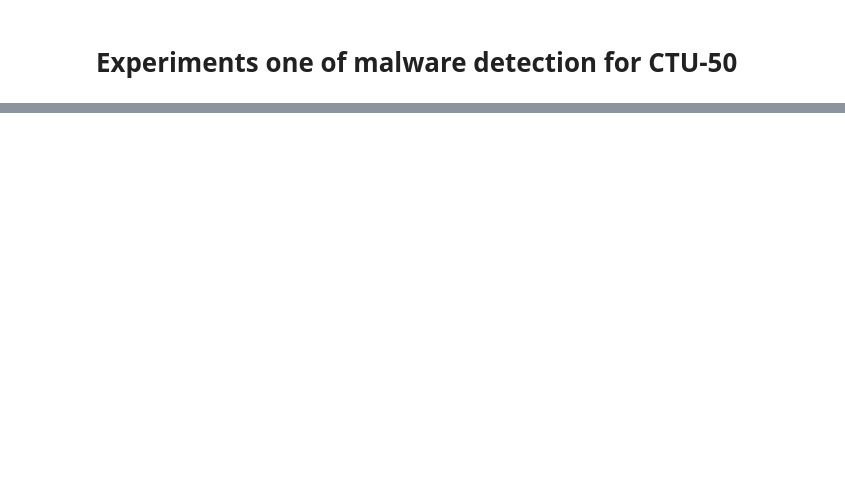
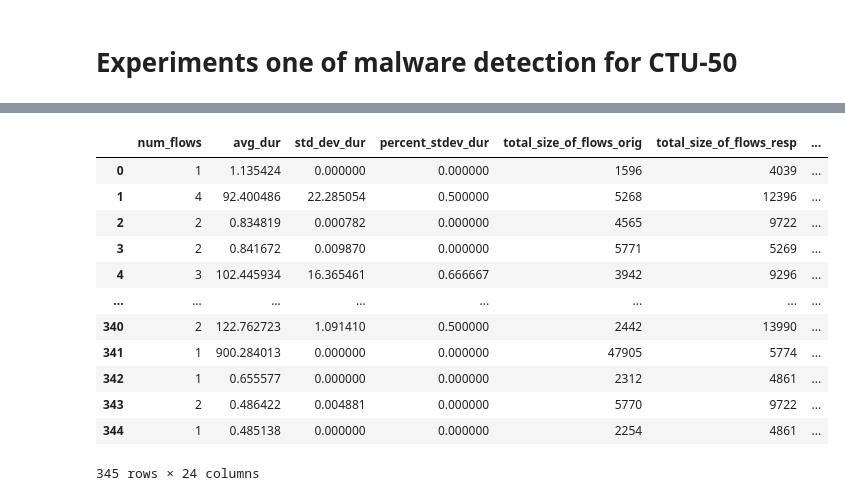
Before and after one commit to stratosphereips/ml-detectors-ctu-50, a Jupyter notebook: ctu-50-deteciton1.ipynb, the cells around one changed output, grey strips where cells are left out. Saved outputs shown, nothing was run; the diff lists cells and outputs as text; code cells hidden in the pictures; blank space fills up the shorter version.

```diff
--- a/ctu-50-deteciton1.ipynb
+++ b/ctu-50-deteciton1.ipynb
@@ -73,0 +97,66 @@ from sklearn.inspection import DecisionBoundaryDisplay
+# %%
+sub_df = df_1_1[['num_flows',
+             'avg_dur',
+             'std_dev_dur',
+             'percent_stdev_dur',
+             'total_size_of_flows_orig',
+             'total_size_of_flows_resp',
+             'ratio_of_sizes',
+             'percent_of_established_states',
+             'inbound_pckts',
+             'outbound_pckts',
+             'periodicity_avg',
+             'periodicity_stdev',
+             'ssl_ratio',
+             'average_public_key',
+             'tls_version_ratio',
+             'avg_cert_length',
+             'is_valid_certificate_during_capture',
+             'amount_diff_certificates',
+             'num_domains_in_cert',
+             'cert_ratio',
+             'num_certificate_path',
+             'x509_ssl_ratio',
+             'SNI_ssl_ratio',
+             'self_signed_ratio',
+             'is_SNIs_in_SNA_dns',
+             'SNI_equal_DstIP',
+             'is_CNs_in_SNA_dns',
+             'ratio_of_differ_SNI_in_ssl_log',
+             'ratio_of_differ_subject_in_ssl_log',
+             'ratio_of_differ_issuer_in_ssl_log',
+             'ratio_of_differ_subject_in_cert',
+             'ratio_of_differ_issuer_in_cert',
+             'ratio_of_differ_sandns_in_cert',
+             'ratio_of_same_subjects',
+             'ratio_of_same_issuer',
+             'ratio_is_same_CN_and_SNI',
+             'avg_certificate_exponent',
+             'is_SNI_in_top_level_domain',
+             'ratio_certificate_path_error',
+             'ratio_missing_cert_in_cert_path',
+             'label',
+             'detailedlabel',
+             'id.orig_h',
+             'id.resp_h',
+             'id.resp_p',
+             'proto',
+             'day',
+             'hour'
+             ]]
+
+sub_df
+# %% [output]
+|  | num_flows | avg_dur | std_dev_dur | percent_stdev_dur | total_size_of_flows_orig | total_size_of_flows_resp | ... |
+| 0 | 1 | 1.135424 | 0.000000 | 0.000000 | 1596 | 4039 | ... |
+| 1 | 4 | 92.400486 | 22.285054 | 0.500000 | 5268 | 12396 | ... |
+| 2 | 2 | 0.834819 | 0.000782 | 0.000000 | 4565 | 9722 | ... |
+| 3 | 2 | 0.841672 | 0.009870 | 0.000000 | 5771 | 5269 | ... |
+| 4 | 3 | 102.445934 | 16.365461 | 0.666667 | 3942 | 9296 | ... |
+| ... | ... | ... | ... | ... | ... | ... | ... |
+| 340 | 2 | 122.762723 | 1.091410 | 0.500000 | 2442 | 13990 | ... |
+| 341 | 1 | 900.284013 | 0.000000 | 0.000000 | 47905 | 5774 | ... |
+| 342 | 1 | 0.655577 | 0.000000 | 0.000000 | 2312 | 4861 | ... |
+| 343 | 2 | 0.486422 | 0.004881 | 0.000000 | 5770 | 9722 | ... |
+| 344 | 1 | 0.485138 | 0.000000 | 0.000000 | 2254 | 4861 | ... |
+345 rows × 24 columns
```
Also changed, not shown: parts of 13 cells of this notebook.
